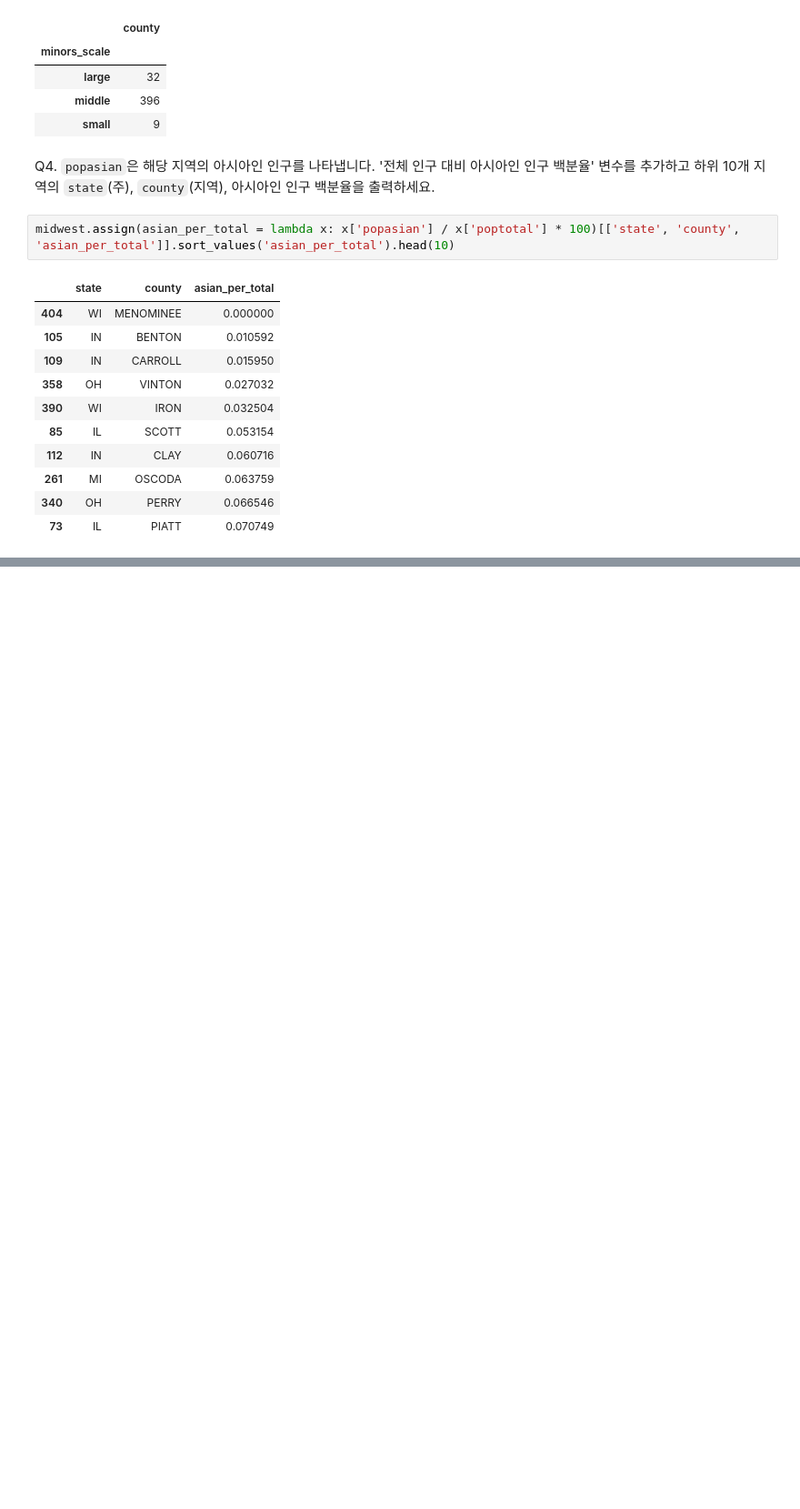
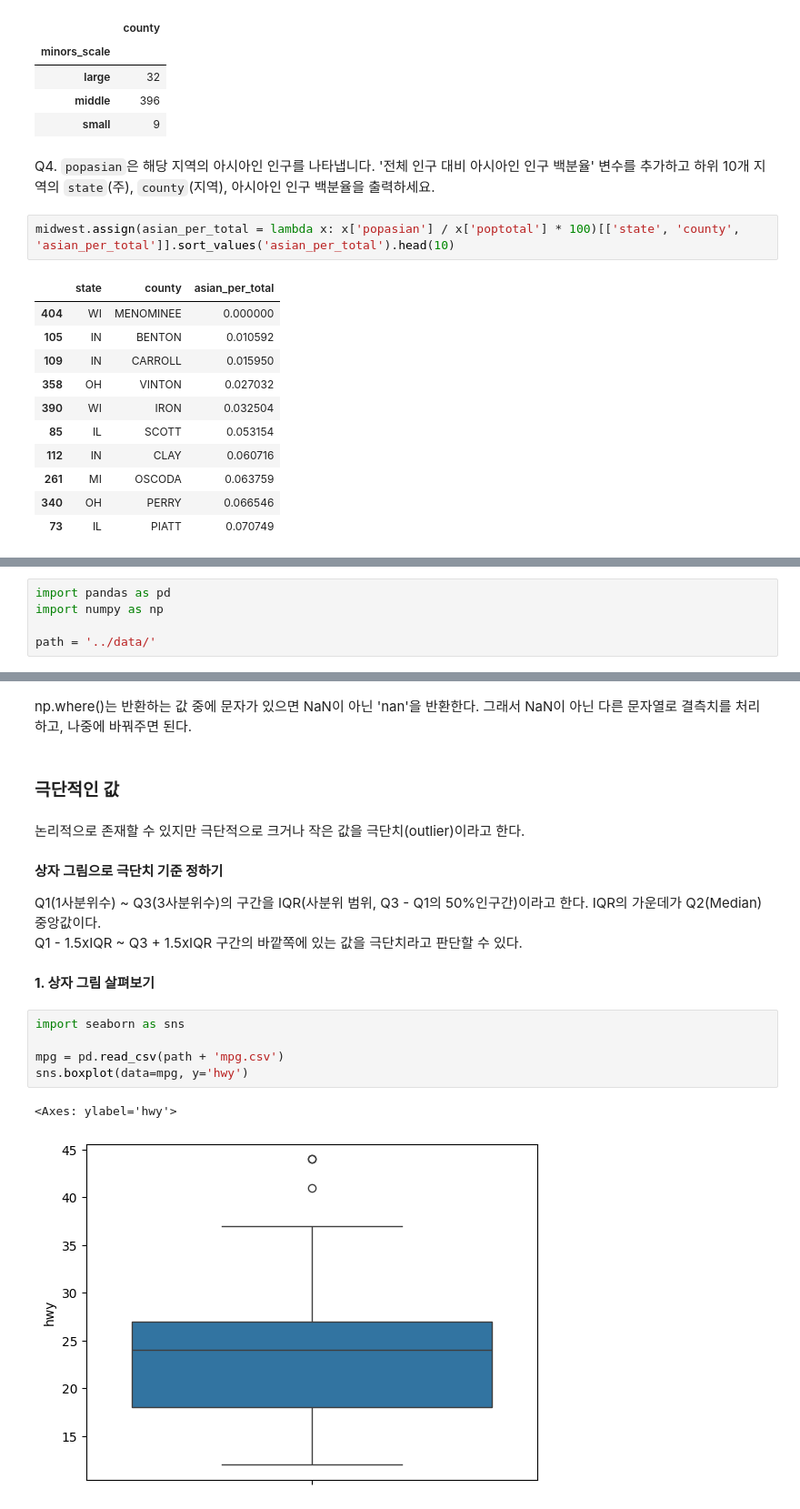
Before and after one commit to htkim1097/GreenTechCourse, a Jupyter notebook: 02_DataAnalysis/D021_250617/ex250617.ipynb, the cells around one changed output, grey strips where cells are left out. Shown at 91% size. Cells and saved outputs as stored; diff of their text form; blank space fills up the shorter version.

```diff
--- a/02_DataAnalysis/D021_250617/ex250617.ipynb
+++ b/02_DataAnalysis/D021_250617/ex250617.ipynb
@@ -1659,0 +1666,5 @@ midwest.assign(asian_per_total = lambda x: x['popasian'] / x['poptotal'] * 100)[
+# %%
+import pandas as pd
+import numpy as np
+
+path = '../data/'
@@ -1659,0 +1913,21 @@ midwest.assign(asian_per_total = lambda x: x['popasian'] / x['poptotal'] * 100)[
+# %% [markdown]
+np.where()는 반환하는 값 중에 문자가 있으면 NaN이 아닌 'nan'을 반환한다. 그래서 NaN이 아닌 다른 문자열로 결측치를 처리하고, 나중에 바꿔주면 된다.
+# %% [markdown]
+### 극단적인 값
+# %% [markdown]
+논리적으로 존재할 수 있지만 극단적으로 크거나 작은 값을 극단치(outlier)이라고 한다.
+# %% [markdown]
+**상자 그림으로 극단치 기준 정하기**
+
+Q1(1사분위수) ~ Q3(3사분위수)의 구간을 IQR(사분위 범위, Q3 - Q1의 50%인구간)이라고 한다. IQR의 가운데가 Q2(Median) 중앙값이다.
+Q1 - 1.5xIQR ~ Q3 + 1.5xIQR 구간의 바깥쪽에 있는 값을 극단치라고 판단할 수 있다.
+# %% [markdown]
+**1. 상자 그림 살펴보기**
+# %%
+import seaborn as sns
+
+mpg = pd.read_csv(path + 'mpg.csv')
+sns.boxplot(data=mpg, y='hwy')
+# %% [output]
+<Axes: ylabel='hwy'>
+[figure, added]
```
Also changed, not shown: parts of 52 cells of this notebook, 2 other files.
